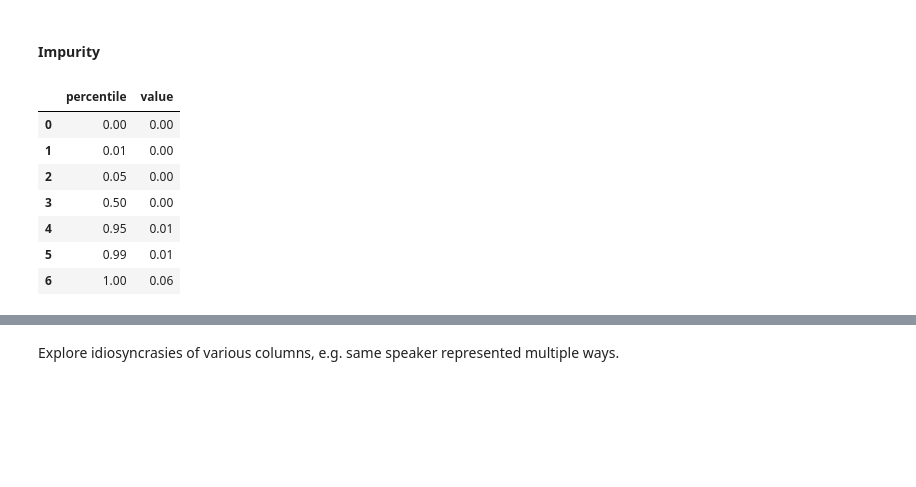
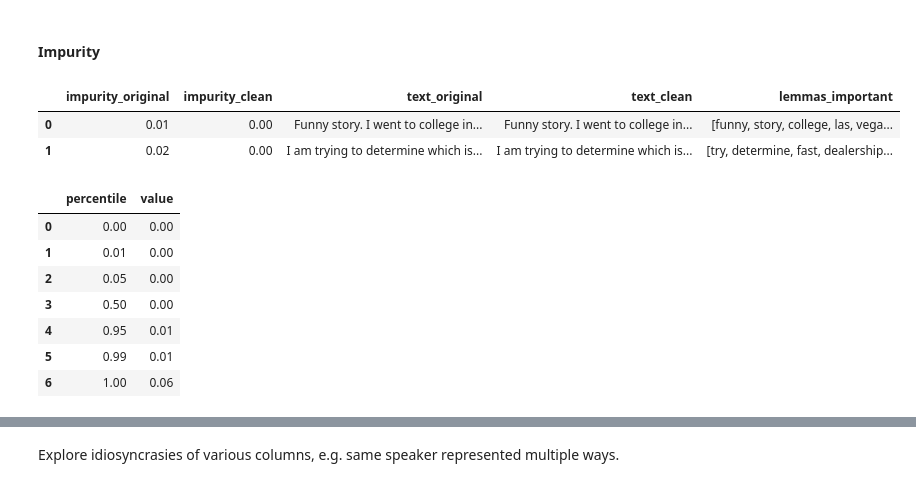
Before and after one commit to shane-kercheval/nlp-template, a Jupyter notebook: source/notebooks/text_eda_reddit.ipynb, the cells around one changed output, grey strips where cells are left out. Cells and saved outputs as stored; diff of their text form; code cells hidden in the pictures; blank space fills up the shorter version.

```diff
--- a/source/notebooks/text_eda_reddit.ipynb
+++ b/source/notebooks/text_eda_reddit.ipynb
@@ -162,14 +168,21 @@ non_numeric_summary(reddit)
 ## Explore Non-Text Columns
 # %% [markdown]
 #### Impurity
-# %%
-percentiles(np.array([x.impurity() for x in reddit_corpus]))
-# %% [output]
-|  | percentile | value |
-| 0 | 0.00 | 0.00 |
-| 1 | 0.01 | 0.00 |
-| 2 | 0.05 | 0.00 |
-| 3 | 0.50 | 0.00 |
-| 4 | 0.95 | 0.01 |
-| 5 | 0.99 | 0.01 |
-| 6 | 1.00 | 0.06 |
+# %%
+df = reddit_corpus.to_dataframe(columns=['impurity_original', 'impurity_clean', 'text_original', 'text_clean', 'lemmas_important'])
+df.head(2)
+# %% [output]
+|  | impurity_original | impurity_clean | text_original | text_clean | lemmas_important |
+| 0 | 0.01 | 0.00 | Funny story. I went to college in... | Funny story. I went to college in... | [funny, story, college, las, vega... |
+| 1 | 0.02 | 0.00 | I am trying to determine which is... | I am trying to determine which is... | [try, determine, fast, dealership... |
+# %%
+percentiles(list(reddit_corpus.impurities()))
+# %% [output]
+|  | percentile | value |
+| 0 | 0.00 | 0.00 |
+| 1 | 0.01 | 0.00 |
+| 2 | 0.05 | 0.00 |
+| 3 | 0.50 | 0.00 |
+| 4 | 0.95 | 0.01 |
+| 5 | 0.99 | 0.01 |
+| 6 | 1.00 | 0.06 |
```
Also changed, not shown: parts of 12 cells of this notebook, 2 other files.
